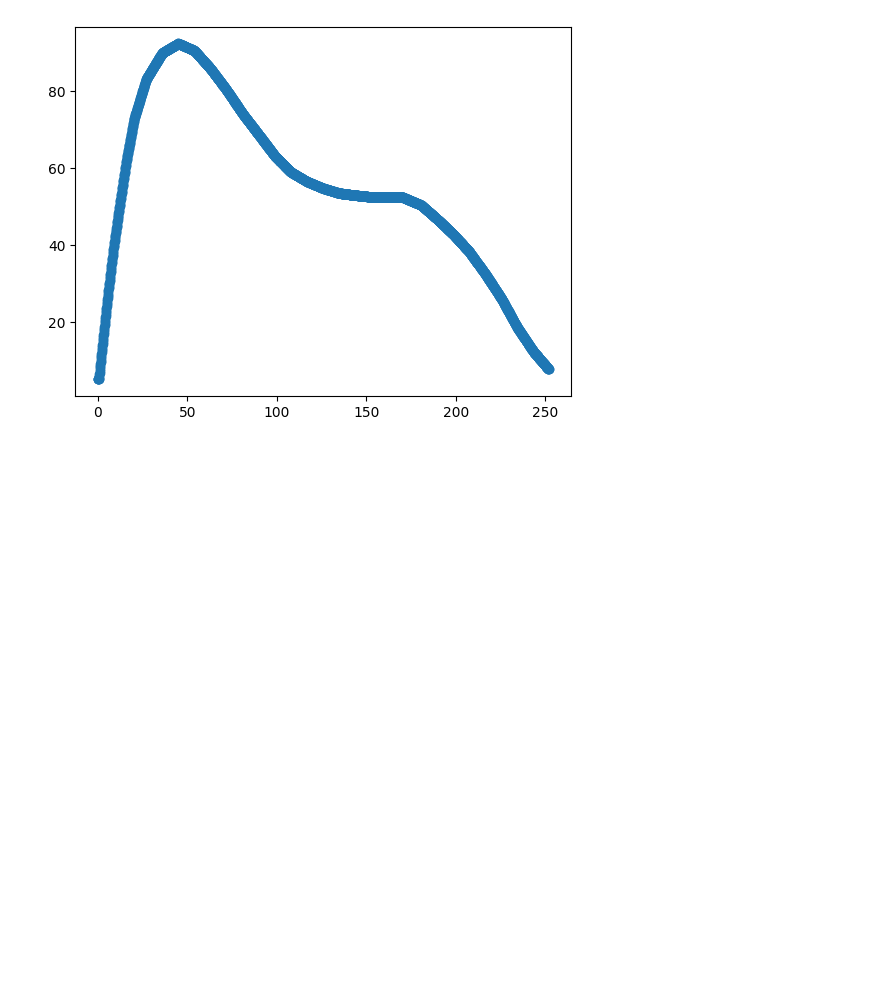
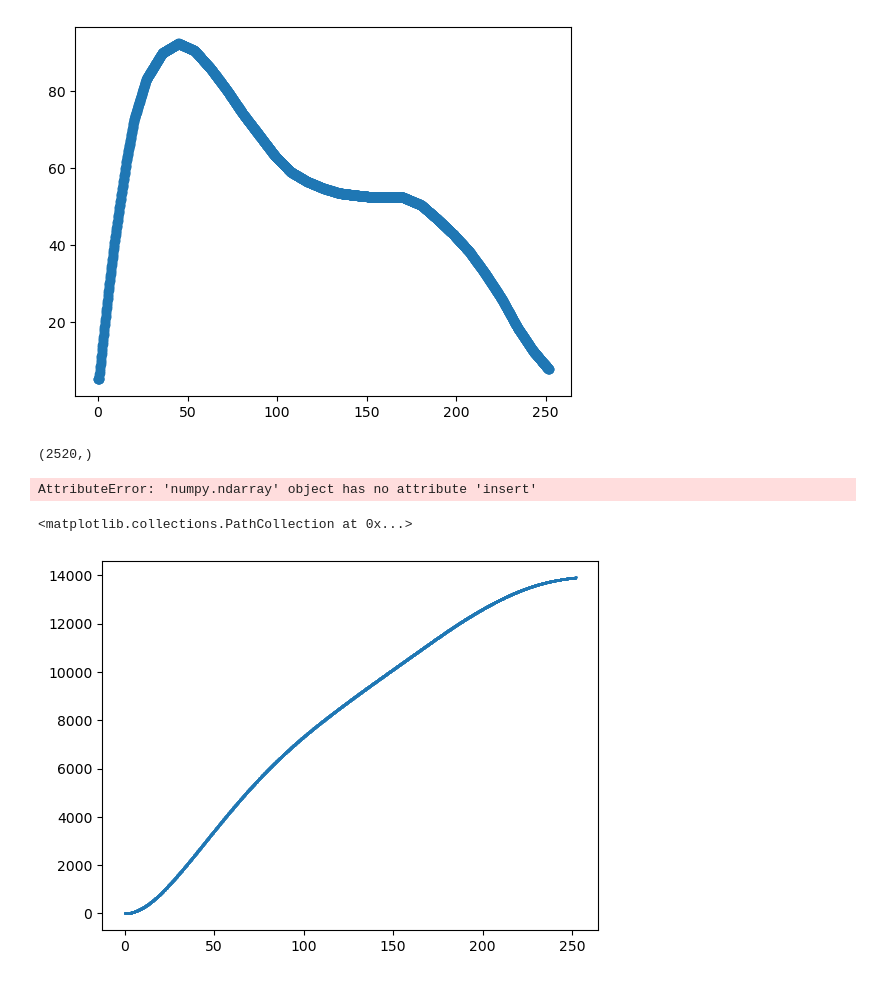
Before and after one commit to XHao1997/WUR_MOBS, a Jupyter notebook: MBPS/MBPS_startcourse/data/Untitled.ipynb, the cells around one changed output. Saved outputs shown, nothing was run; the diff lists cells and outputs as text; code cells hidden in the pictures; blank space fills up the shorter version.

Commit message:
update the grass mass array

```diff
--- a/MBPS/MBPS_startcourse/data/Untitled.ipynb
+++ b/MBPS/MBPS_startcourse/data/Untitled.ipynb
@@ -18,3 +18,18 @@ plt.scatter(interpolate_days,y_int)
 # %% [output]
 <matplotlib.collections.PathCollection at 0x...>
 [figure]
+# %%
+interpolate_days.shape
+# %% [output]
+(2520,)
+# %%
+m_grass = np.array([])
+for i in range(interpolate_days.shape[0]):
+    m_grass.insert(np.trapz(y_int[:i], interpolate_days[:i]))
+# %% [output]
+AttributeError: 'numpy.ndarray' object has no attribute 'insert'
+# %%
+plt.scatter(interpolate_days,m_grass,s=1)
+# %% [output]
+<matplotlib.collections.PathCollection at 0x...>
+[figure, added]
```
Also changed, not shown: 1 other file.
